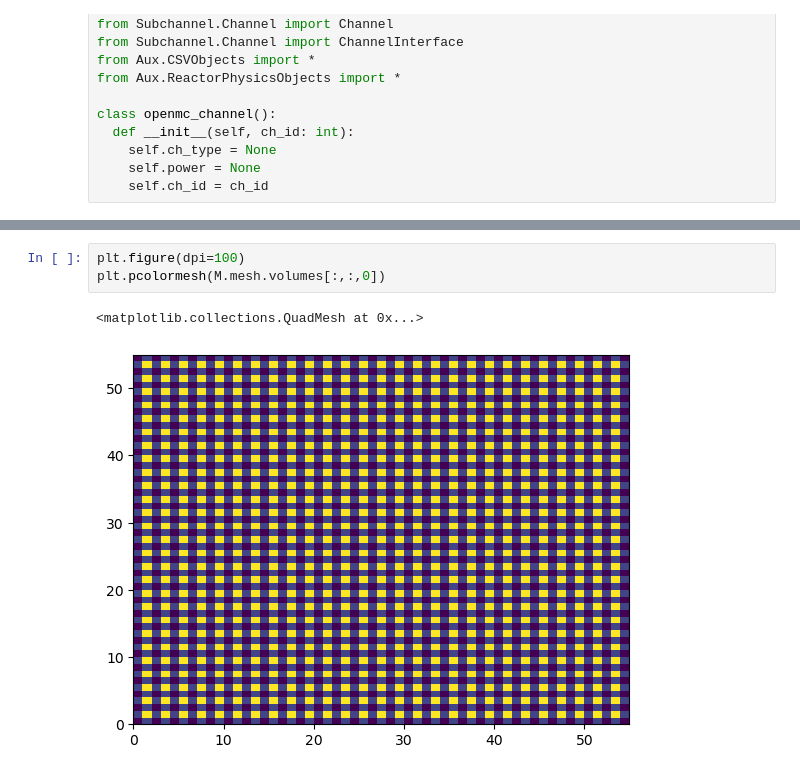
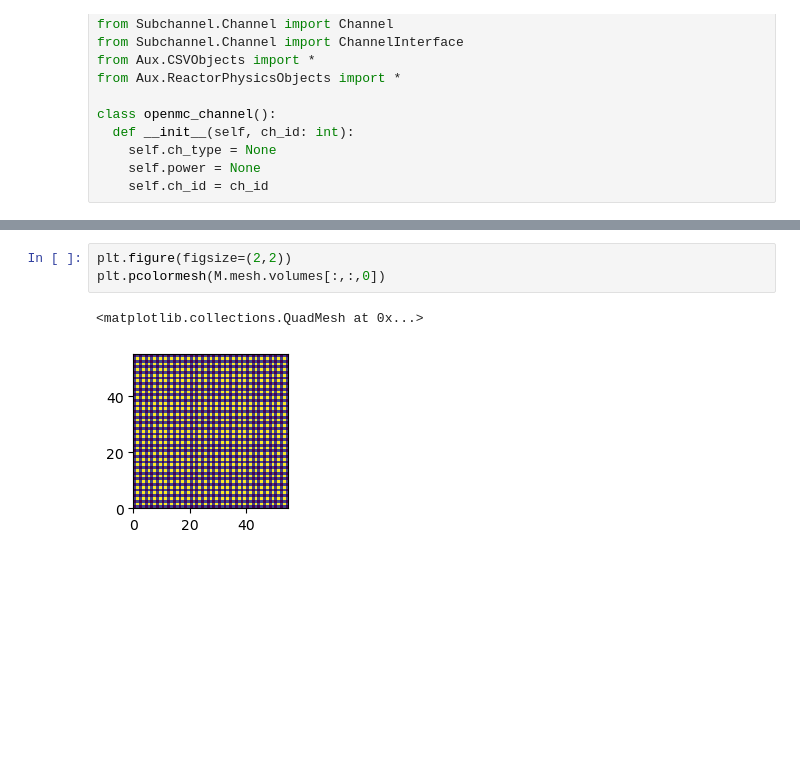
Before and after one commit to jfaulkner31/mothman, a Jupyter notebook: openmc_tallies.ipynb, the cells around one changed output, grey strips where cells are left out. Drawn from its saved outputs; the diff is of its cells as text; blank space fills up the shorter version.

```diff
--- a/openmc_tallies.ipynb
+++ b/openmc_tallies.ipynb
@@ -491,6 +542,6 @@ plt.plot(power_dict[200])
 # %%
-plt.figure(dpi=100)
+plt.figure(figsize=(2,2))
 plt.pcolormesh(M.mesh.volumes[:,:,0])
 # %% [output]
 <matplotlib.collections.QuadMesh at 0x...>
-[figure, old version]
+[figure, new version]
```
Also changed, not shown: parts of 8 cells of this notebook, 1 other file.
